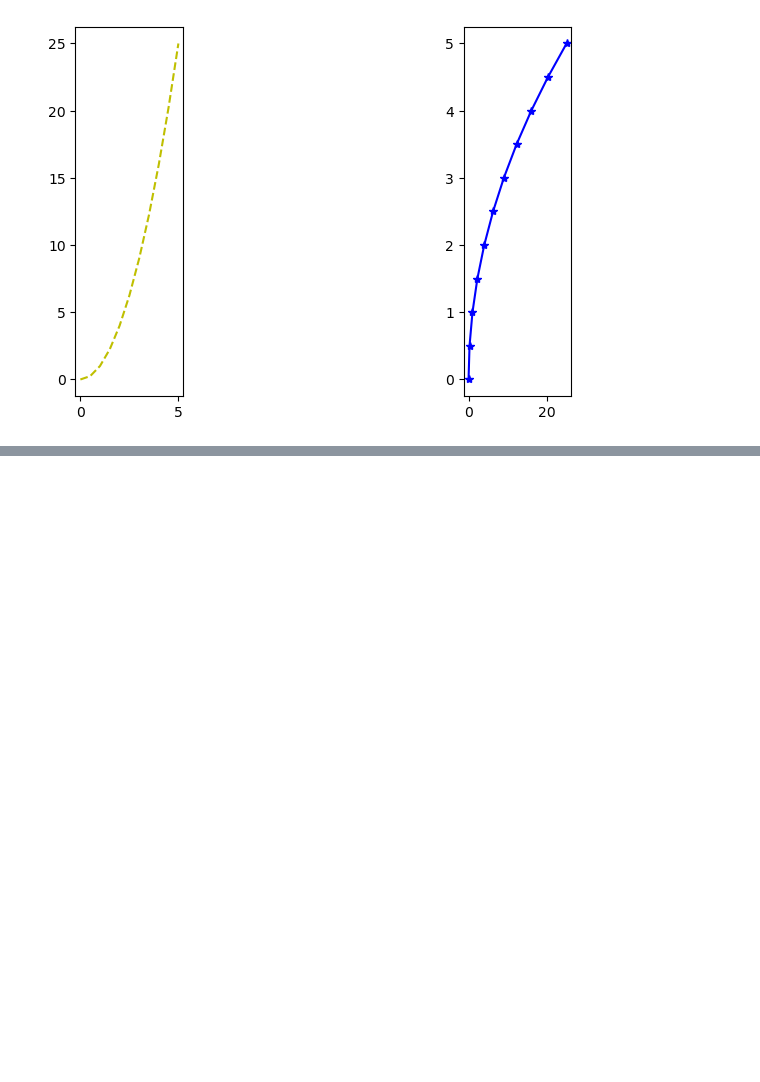
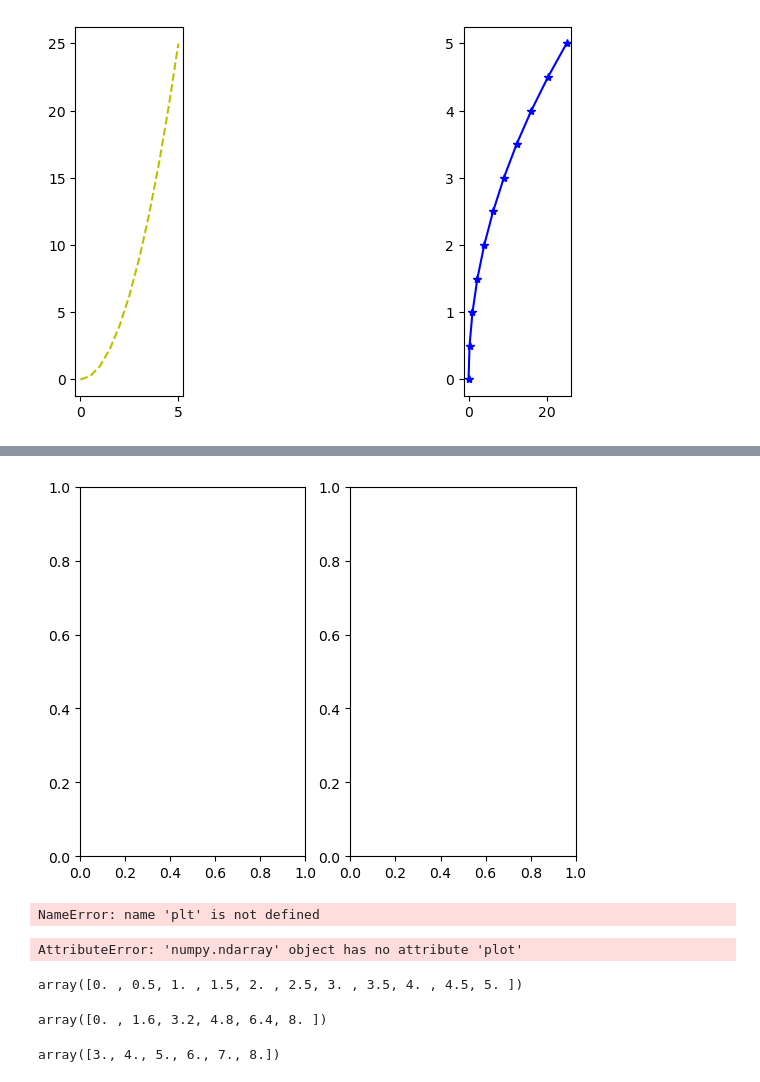
Before and after one commit to jh6416/web, a Jupyter notebook: python_pratice/10강.ipynb, the cells around one changed output, grey strips where cells are left out. Drawn from its saved outputs; the diff is of its cells as text; code cells hidden in the pictures; blank space fills up the shorter version.

```diff
--- a/python_pratice/10강.ipynb
+++ b/python_pratice/10강.ipynb
@@ -95,0 +146,23 @@ plt.plot(y,x,'b*-')
+# %%
+fig, axes = plt.subplots(nrows=1, ncols=2)
+# %% [output]
+[figure, added]
+# %%
+fig, axes = plt.subplots(nrows=2, ncols=2)
+# %% [output]
+NameError: name 'plt' is not defined
+# %%
+for ax in axes:
+    ax.plot(x,y, 'b')
+    ax.set_xlabel('X')
+    ax.set_ylabel('Y')
+    ax.set_title('Title')
+
+fig
+# %% [output]
+AttributeError: 'numpy.ndarray' object has no attribute 'plot'
+# %%
+x2 = np.linspace(0,5,11)
+x2
+# %% [output]
+array([0. , 0.5, 1. , 1.5, 2. , 2.5, 3. , 3.5, 4. , 4.5, 5. ])
@@ -95,0 +178,10 @@ plt.plot(y,x,'b*-')
+# %%
+y2 = np.linspace(0,8,6)
+y2
+# %% [output]
+array([0. , 1.6, 3.2, 4.8, 6.4, 8. ])
+# %%
+x0 = np.linspace(3,8,6)
+x0
+# %% [output]
+array([3., 4., 5., 6., 7., 8.])
```
Also changed, not shown: parts of 17 cells of this notebook, 9 other files.
